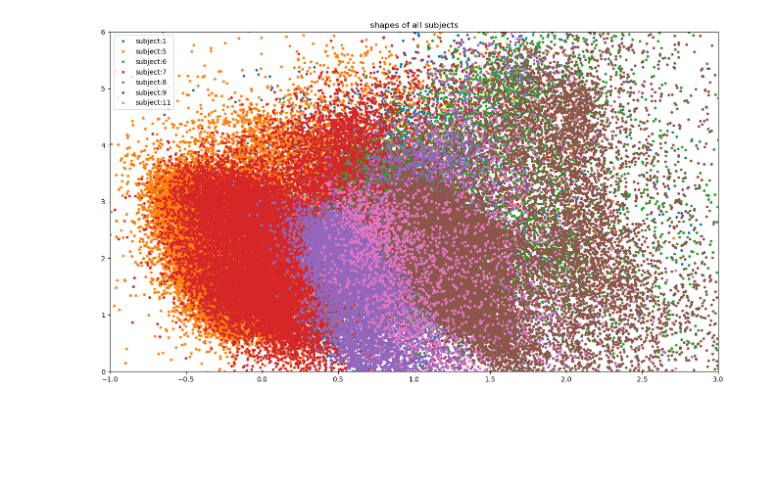
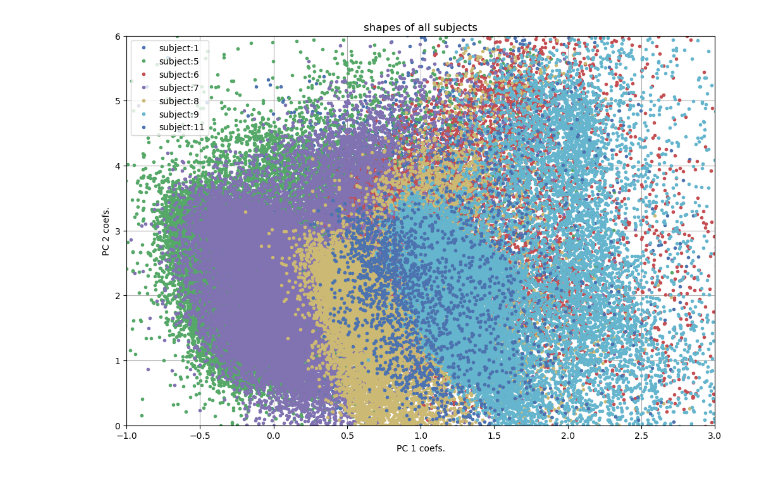
Before and after one commit to ClaraGrthns/BA_HMR, a Jupyter notebook: notebooks/betas_subjects_h36m.ipynb, the cells around one changed output. Drawn from its saved outputs; the diff is of its cells as text; code cells hidden in the pictures; blank space fills up the shorter version.

```diff
--- a/notebooks/betas_subjects_h36m.ipynb
+++ b/notebooks/betas_subjects_h36m.ipynb
@@ -23,8 +23,11 @@ def get_shape_array_h36m(subject, smpl_params):
     return np.array(shape_subject)
 # %%
 def plot_shapes_h36m(smpl_params, x, y, save_plot=False):
-    plt.figure(figsize = (16,9))
+    fig = plt.figure(figsize=(12,8))
+    ax = fig.add_subplot(1, 1, 1)
     plt.title('shapes of all subjects')
+    plt.style.use('seaborn-deep')
+
     x_min = y_min = np.Inf
     x_max = y_max = - np.Inf
     for subject in smpl_params.keys():
@@ -36,7 +39,11 @@ def plot_shapes_h36m(smpl_params, x, y, save_plot=False):
         plt.plot(shape_subject[:,0], shape_subject[:,1], '.', label=f'subject:{subject}')
     plt.xlim([int(x_min), int(x_max+1)])
     plt.ylim([int(y_min), int(y_max+1)])
+    ax.set_axisbelow(True)
+    plt.grid(True)
+    plt.xlabel(f'PC {x+1} coefs.')
+    plt.ylabel(f'PC {y+1} coefs.')
     plt.legend()
     if save_plot:
-        plt.savefig("/Users/clara/Desktop/UNI/2021_SS/BA_HMR/Plots_shape/shape_h36m.pdf")
+        plt.savefig("/Users/clara/Desktop/UNI/2021_SS/BA_HMR/Plots_shape/shape_h36m.pdf", bbox_inches='tight')
     plt.show()
@@ -46,6 +82,6 @@ smpl_params = get_smpl_params(subject_list=subject_list, annot_dir='/Users/clara
 # %%
-plot_shapes_h36m(smpl_params, 0, 1)
-#plot_shapes(smpl_params, 2, 3)
-#plot_shapes(smpl_params, 4, 5)
+#plot_shapes_h36m(smpl_params, 0, 1)
+plot_shapes_h36m(smpl_params, 0, 1, save_plot=True)
+#plot_shapes_h36m(smpl_params, 4, 5)
 # %% [output]
-[figure, old version]
+[figure, new version]
```
Also changed, not shown: parts of 3 cells of this notebook, 19 other files.
